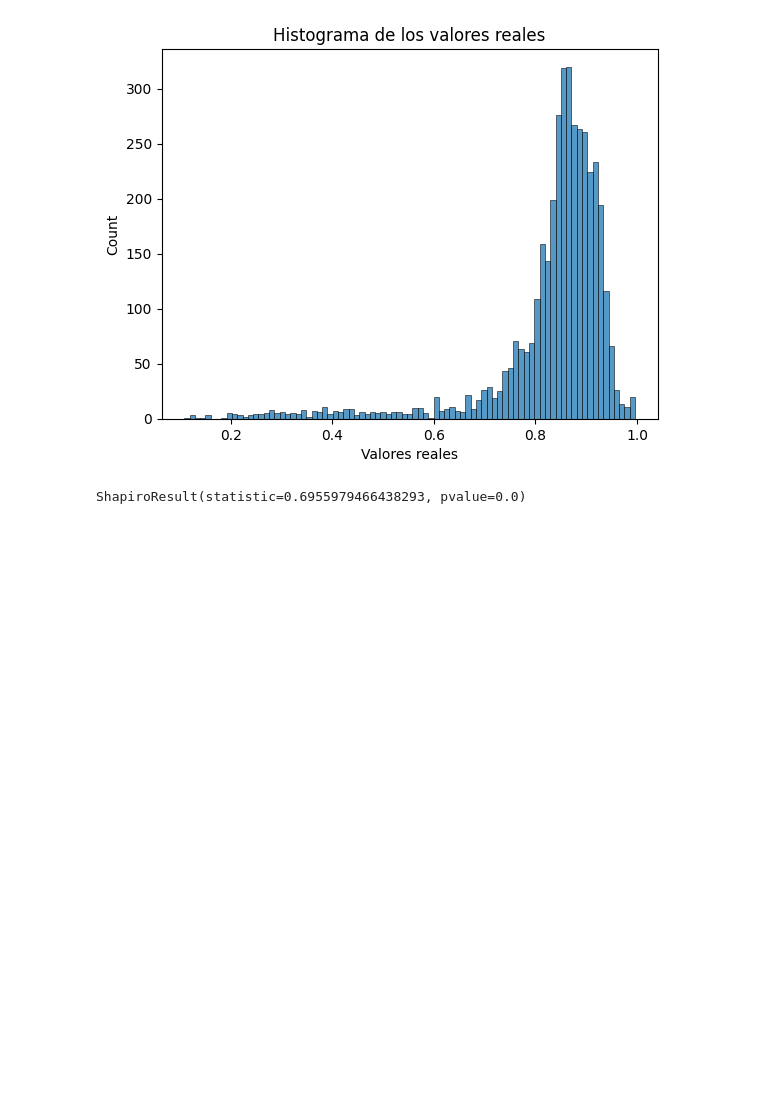
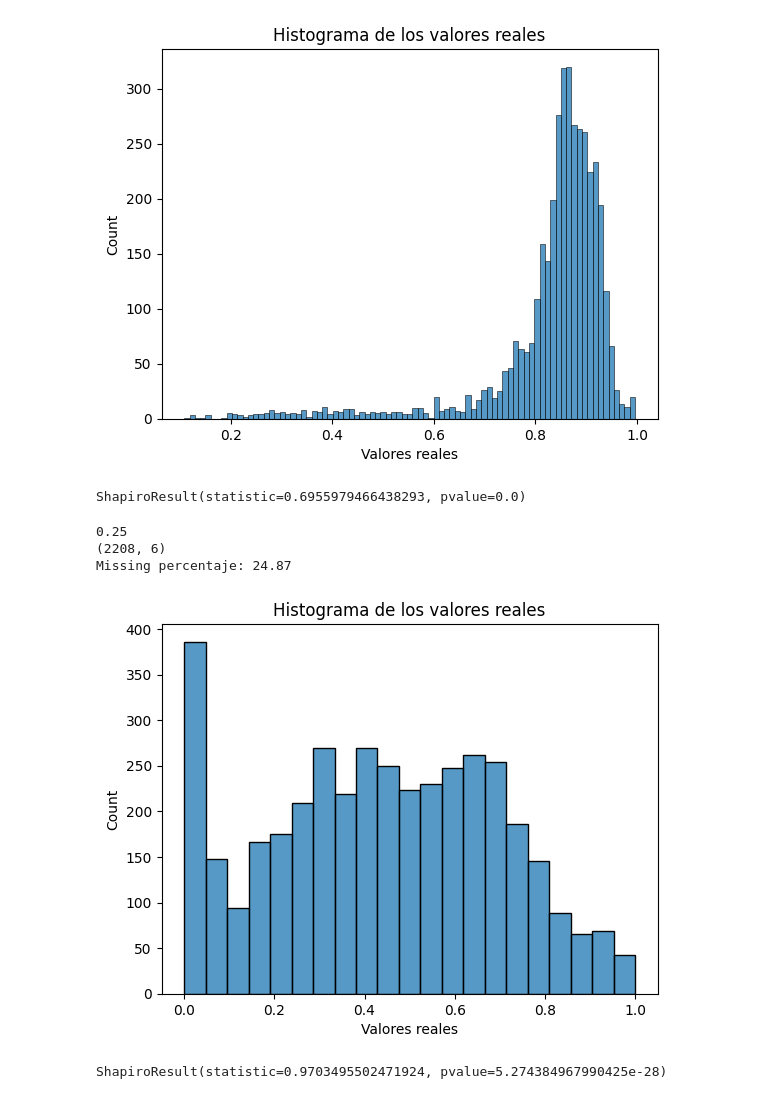
Before and after one commit to javiersgjavi/GNN-GAIN, a Jupyter notebook: test.ipynb, the cells around one changed output. Saved outputs shown, nothing was run; the diff lists cells and outputs as text; code cells hidden in the pictures; blank space fills up the shorter version.

Commit message:
añadido dist electyric

```diff
--- a/test.ipynb
+++ b/test.ipynb
@@ -496,3 +496,26 @@ other
 Missing percentaje: 25.03
 [figure]
 ShapiroResult(statistic=0.6955979466438293, pvalue=0.0)
+# %%
+dm1 = DataModule(dataset='electric_0.25')
+dm1.setup()
+
+train_loader = dm1.train_dataloader()
+val_loader = dm1.val_dataloader()
+test_loader = dm1.test_dataloader()
+
+train_x = get_values(train_loader)
+val_x = get_values(val_loader)
+test_x = get_values(test_loader)
+
+data = np.concatenate((train_x, val_x, test_x), axis=0)
+data = np.random.choice(data, 4000)
+
+plot_dist(data)
+scipy.stats.shapiro(data)
+# %% [output]
+0.25
+(2208, 6)
+Missing percentaje: 24.87
+[figure, added]
+ShapiroResult(statistic=0.9703495502471924, pvalue=5.274384967990425e-28)
```
